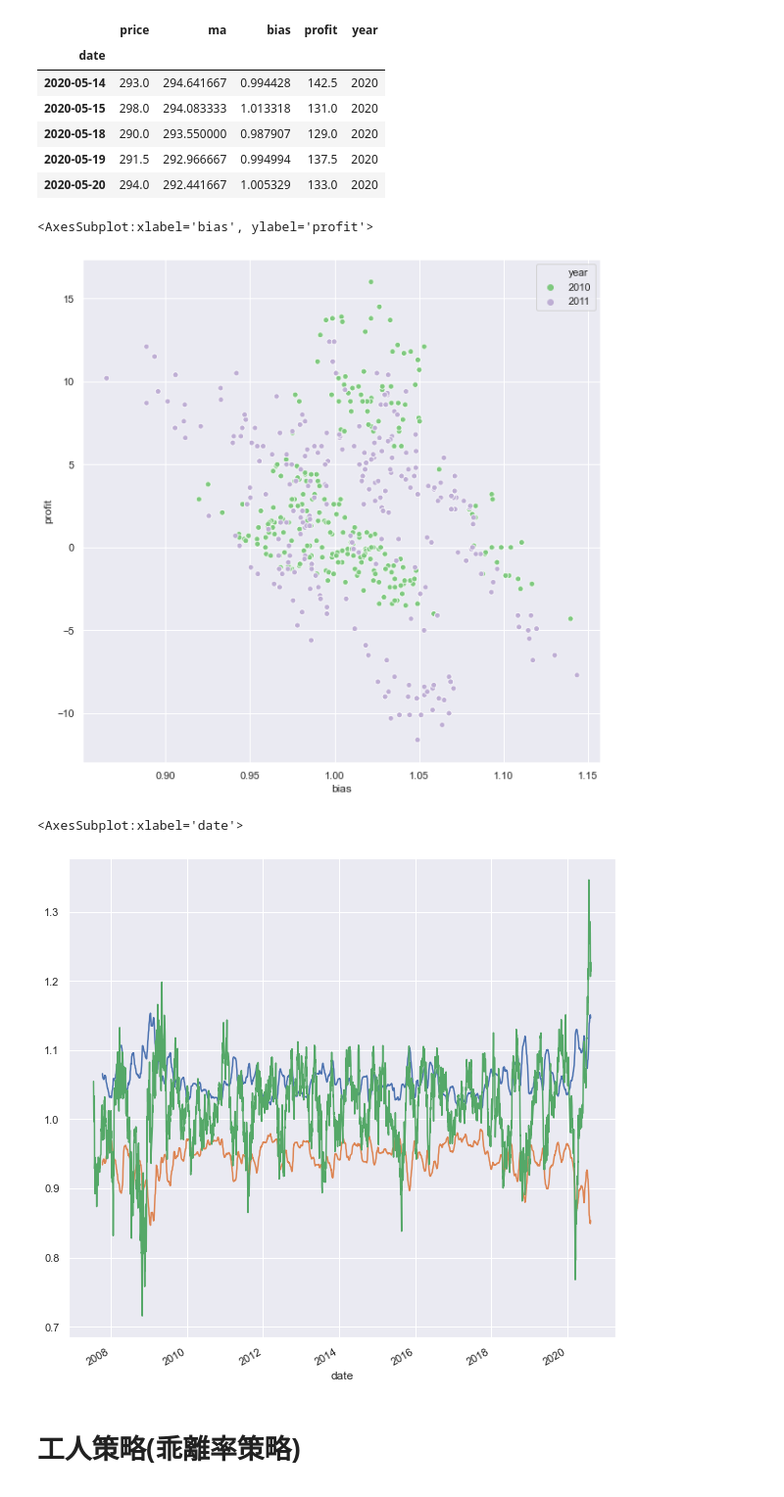
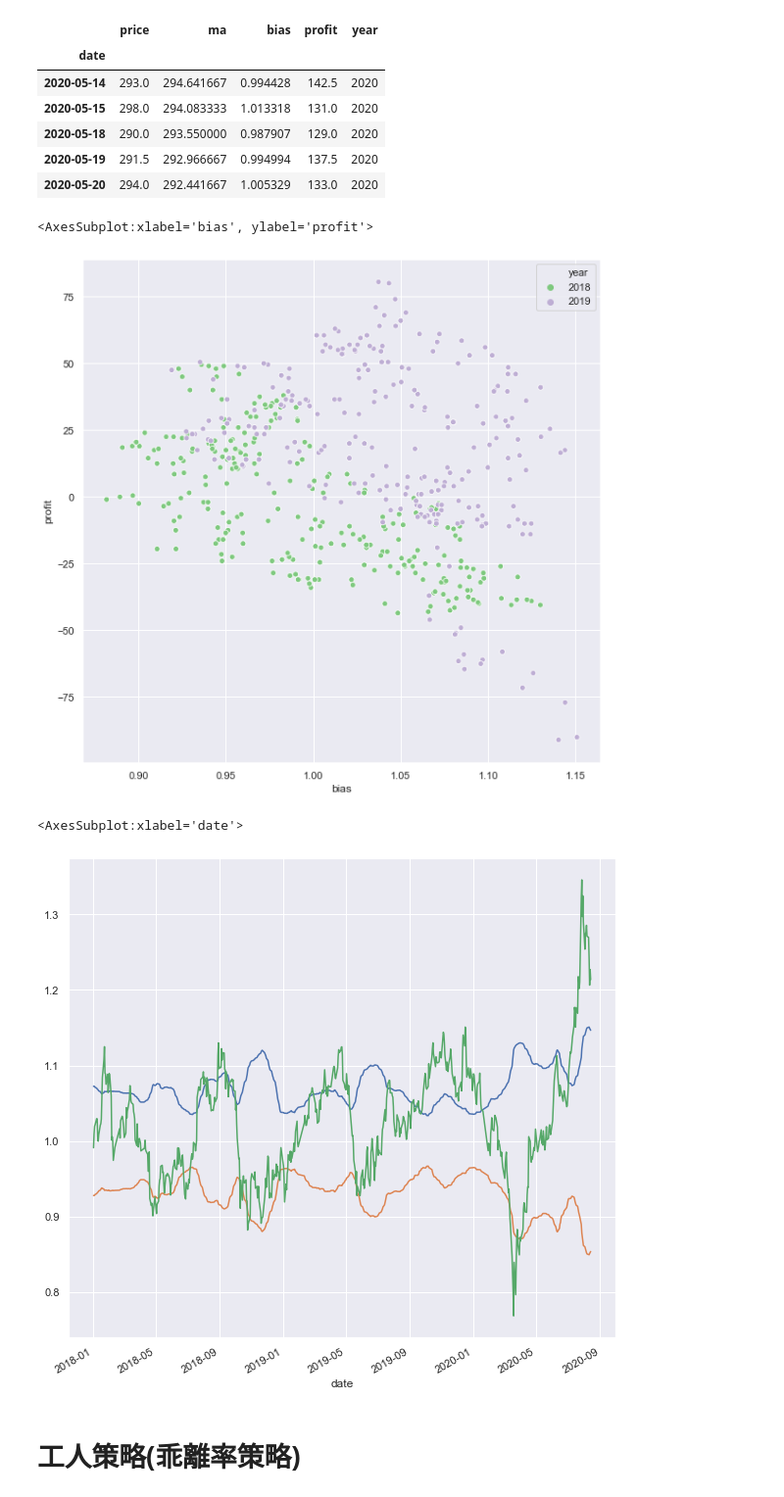
Before and after one commit to cmh841015/DLCourse2020, a Jupyter notebook: GetData.ipynb, the cells around one changed output. Shown at 98% size. Drawn from its saved outputs; the diff is of its cells as text; code cells hidden in the pictures.

```diff
--- a/GetData.ipynb
+++ b/GetData.ipynb
@@ -359,19 +350,22 @@ tsmc_df.tail()
 | 2020-05-19 | 291.5 | 292.966667 | 0.994994 | 137.5 | 2020 |
 | 2020-05-20 | 294.0 | 292.441667 | 1.005329 | 133.0 | 2020 |
 # %%
-sns.scatterplot(x='bias',y='profit',data=tsmc_df["2010":"2011"],hue='year',palette='Accent')
+sns.scatterplot(x='bias',y='profit',data=tsmc_df["2018":"2019"],hue='year',palette='Accent')
 # %% [output]
 <AxesSubplot:xlabel='bias', ylabel='profit'>
-[figure, old version]
+[figure, new version]
+# %%
+ma60 = tsmc.rolling(60).mean()
+tsmc_bias = tsmc/ma60
 # %%
 up = 1+tsmc_bias.rolling(60).std() * 1.5
 low = 1-tsmc_bias.rolling(60).std() * 1.5
-up.plot()
-low.plot()
-tsmc_bias.plot()
+up["2018":].plot()
+low["2018":].plot()
+tsmc_bias["2018":].plot()
 # %% [output]
 <AxesSubplot:xlabel='date'>
-[figure, old version]
+[figure, new version]
 # %% [markdown]
 # 工人策略(乖離率策略)
 # %%
```
Also changed, not shown: parts of 33 cells of this notebook.
